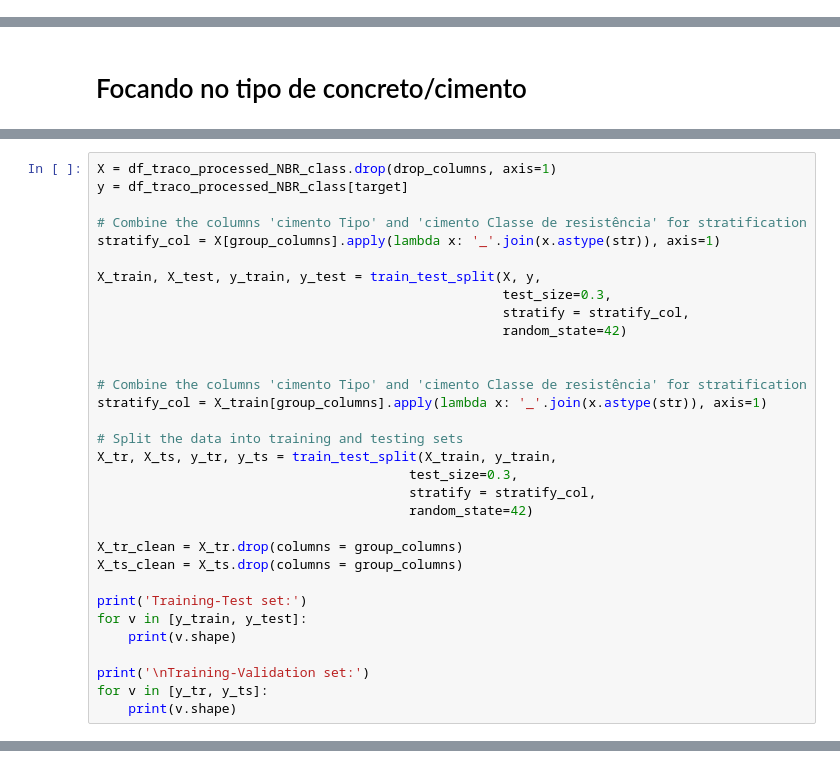
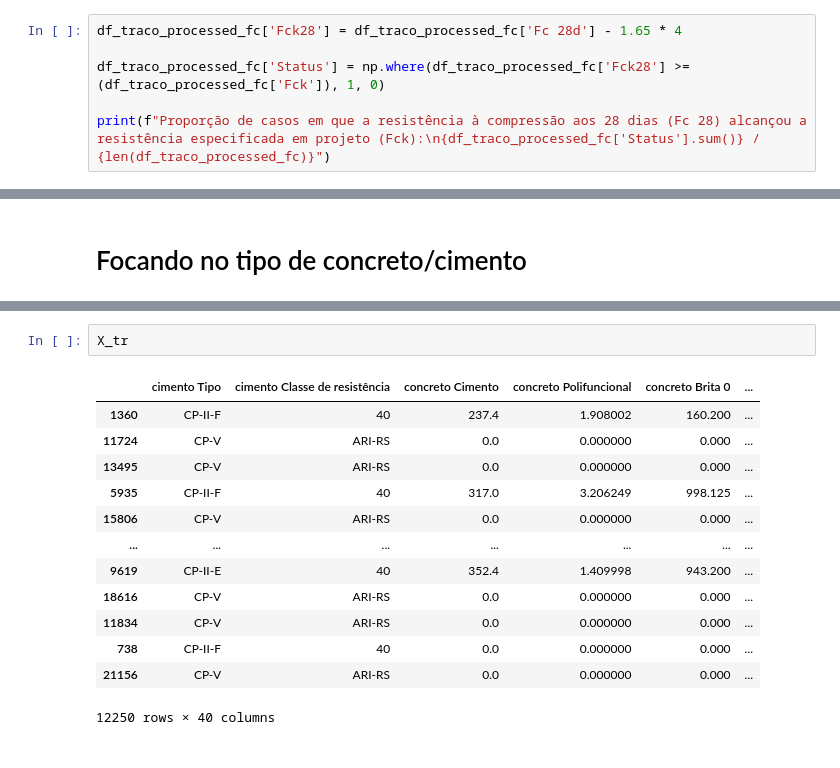
Before and after one commit to arthurhirez/EMBRAPII-Concreto, a Jupyter notebook: Concreto_Pipeline.ipynb, the cells around one changed output, grey strips where cells are left out. Drawn from its saved outputs; the diff is of its cells as text.

```diff
--- a/Concreto_Pipeline.ipynb
+++ b/Concreto_Pipeline.ipynb
@@ -306,0 +179,6 @@ df_traco_processed_NBR
+# %%
+df_traco_processed_fc['Fck28'] = df_traco_processed_fc['Fc 28d'] - 1.65 * 4
+
+df_traco_processed_fc['Status'] = np.where(df_traco_processed_fc['Fck28'] >= (df_traco_processed_fc['Fck']), 1, 0)
+
+print(f"Proporção de casos em que a resistência à compressão aos 28 dias (Fc 28) alcançou a resistência especificada em projeto (Fck):\n{df_traco_processed_fc['Status'].sum()} / {len(df_traco_processed_fc)}")
@@ -726,32 +254,0 @@ Instâncias eliminadas devido não conformidade NBR6118:2023 (relação água/ci
-# %%
-X = df_traco_processed_NBR_class.drop(drop_columns, axis=1)
-y = df_traco_processed_NBR_class[target]
-
-# Combine the columns 'cimento Tipo' and 'cimento Classe de resistência' for stratification
-stratify_col = X[group_columns].apply(lambda x: '_'.join(x.astype(str)), axis=1)
-
-X_train, X_test, y_train, y_test = train_test_split(X, y,
-                                                    test_size=0.3,
-                                                    stratify = stratify_col,
-                                                    random_state=42)
-
-
-# Combine the columns 'cimento Tipo' and 'cimento Classe de resistência' for stratification
-stratify_col = X_train[group_columns].apply(lambda x: '_'.join(x.astype(str)), axis=1)
-
-# Split the data into training and testing sets
-X_tr, X_ts, y_tr, y_ts = train_test_split(X_train, y_train,
-                                        test_size=0.3,
-                                        stratify = stratify_col,
-                                        random_state=42)
-
-X_tr_clean = X_tr.drop(columns = group_columns)
-X_ts_clean = X_ts.drop(columns = group_columns)
-
-print('Training-Test set:')
-for v in [y_train, y_test]:
-    print(v.shape)
-
-print('\nTraining-Validation set:')
-for v in [y_tr, y_ts]:
-    print(v.shape)
@@ -817,0 +255,16 @@ qwe.describe()
+# %%
+X_tr
+# %% [output]
+|  | cimento Tipo | cimento Classe de resistência | concreto Cimento | concreto Polifuncional | concreto Brita 0 | ... |
+| 1360 | CP-II-F | 40 | 237.4 | 1.908002 | 160.200 | ... |
+| 11724 | CP-V | ARI-RS | 0.0 | 0.000000 | 0.000 | ... |
+| 13495 | CP-V | ARI-RS | 0.0 | 0.000000 | 0.000 | ... |
+| 5935 | CP-II-F | 40 | 317.0 | 3.206249 | 998.125 | ... |
+| 15806 | CP-V | ARI-RS | 0.0 | 0.000000 | 0.000 | ... |
+| ... | ... | ... | ... | ... | ... | ... |
+| 9619 | CP-II-E | 40 | 352.4 | 1.409998 | 943.200 | ... |
+| 18616 | CP-V | ARI-RS | 0.0 | 0.000000 | 0.000 | ... |
+| 11834 | CP-V | ARI-RS | 0.0 | 0.000000 | 0.000 | ... |
+| 738 | CP-II-F | 40 | 0.0 | 0.000000 | 0.000 | ... |
+| 21156 | CP-V | ARI-RS | 0.0 | 0.000000 | 0.000 | ... |
+12250 rows × 40 columns
```
Also changed, not shown: parts of 56 cells of this notebook, 9 other files.
